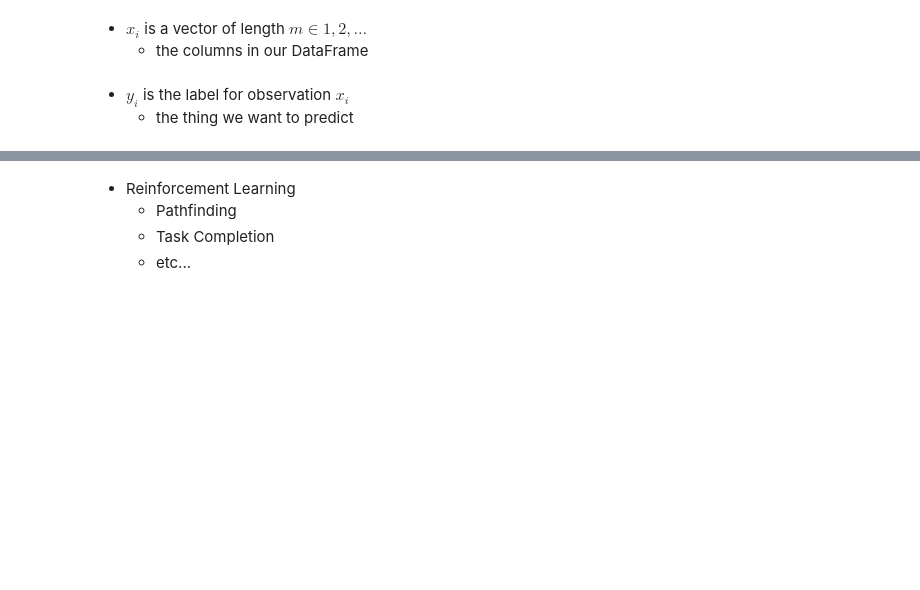
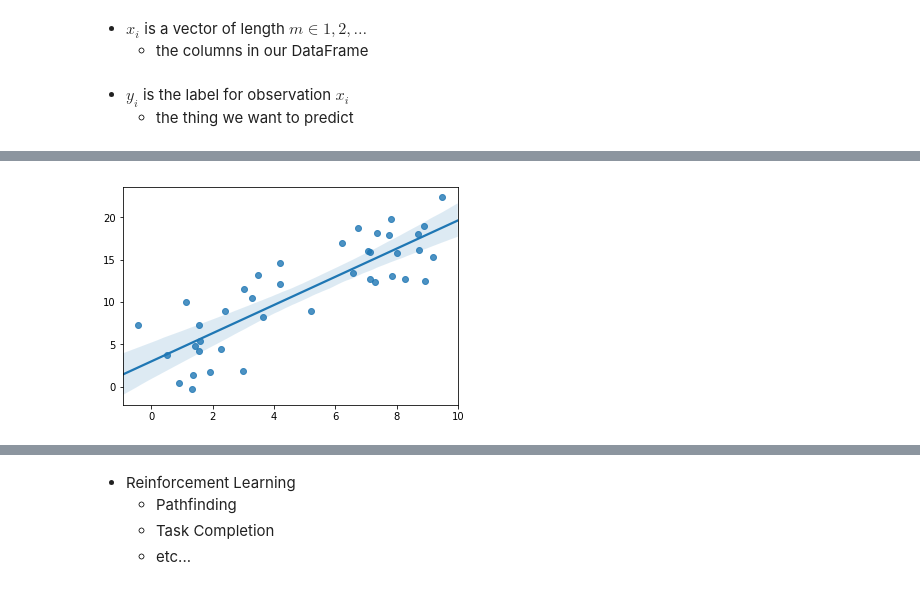
Before and after one commit to Aria-Kumar/COMSW4995_008_2017_3, a Jupyter notebook: notebooks/slides_week5_classification_and_regression.ipynb, the cells around one changed output, grey strips where cells are left out. Saved outputs shown, nothing was run; the diff lists cells and outputs as text; code cells hidden in the pictures; blank space fills up the shorter version.

```diff
--- a/notebooks/slides_week5_classification_and_regression.ipynb
+++ b/notebooks/slides_week5_classification_and_regression.ipynb
@@ -59,0 +76,6 @@ Using a training set of $(x_i,y_i)_{i=1:n}$ pairs, find a function that maps $x$
+# %%
+y_regression = 2*X + 1 + np.random.normal(0,3,40)
+# %%
+_ = sns.regplot(X,y_regression)
+# %% [output]
+[figure, added]
```
Also changed, not shown: parts of 68 cells of this notebook, 1 other file.
